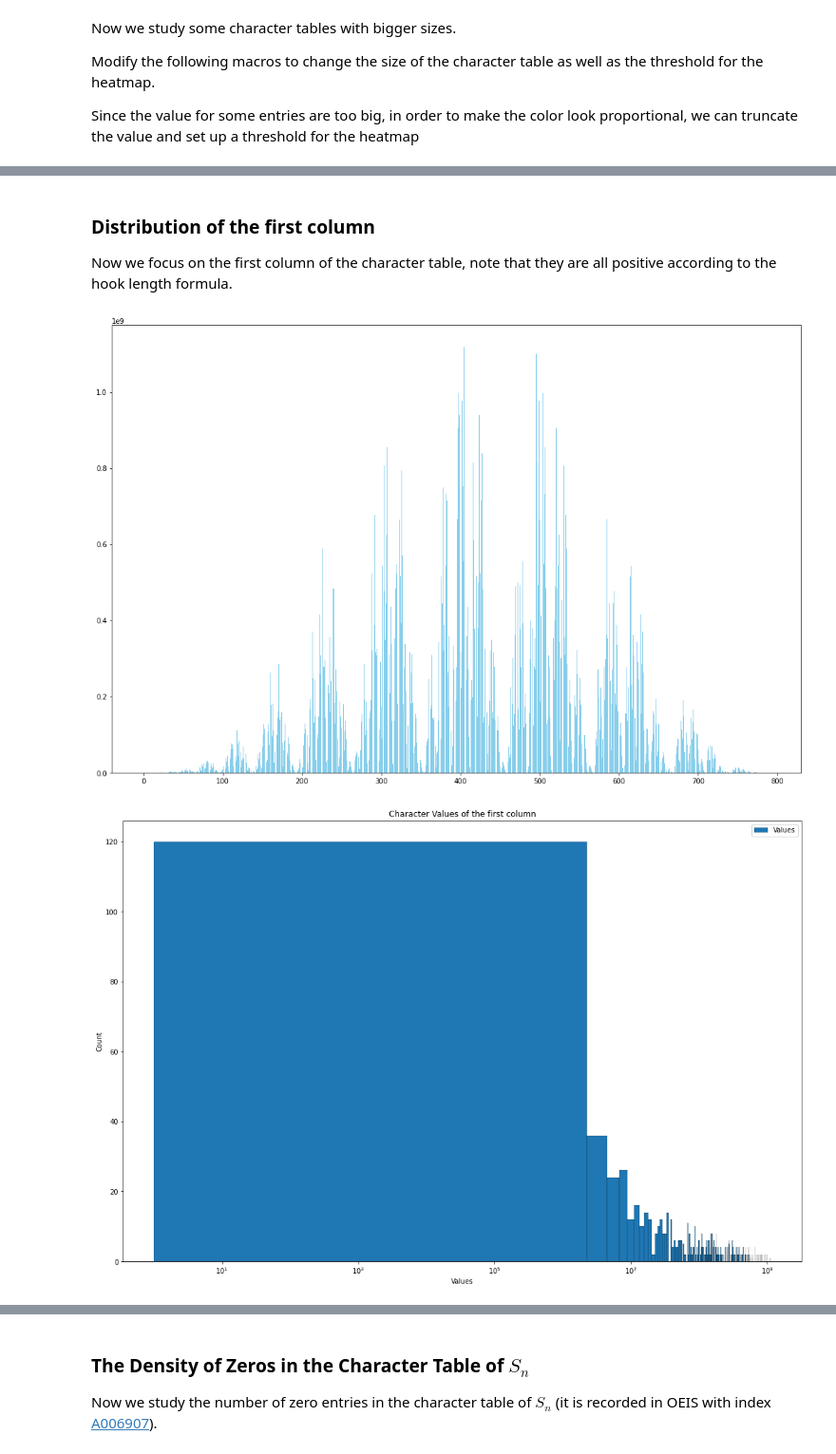
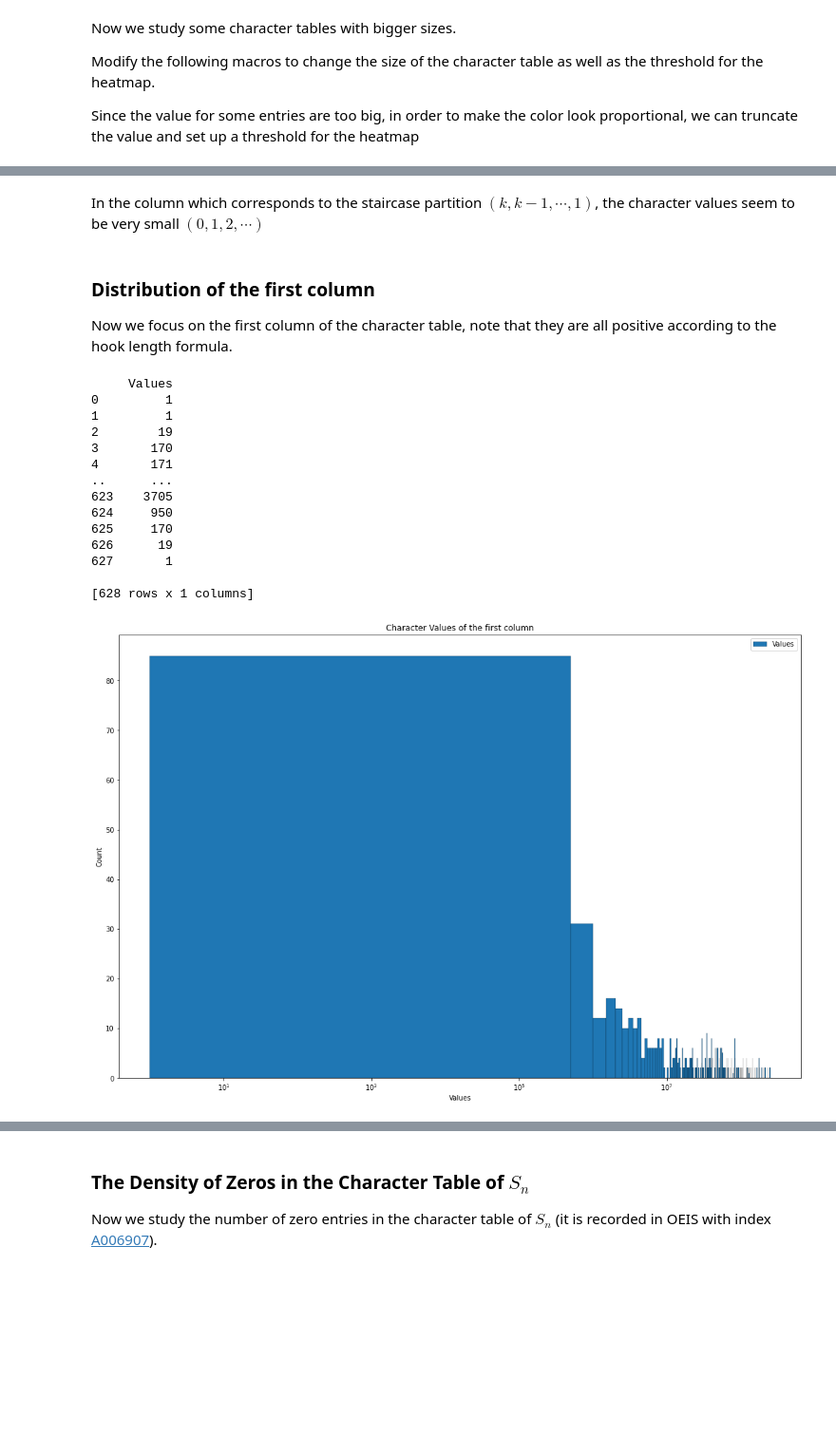
Before and after one commit to TonyZhang2004/Character_Table_of_Symmetric_Groups, a Jupyter notebook: char_table.ipynb, the cells around one changed output, grey strips where cells are left out. Shown at 95% size. Drawn from its saved outputs; the diff is of its cells as text; code cells hidden in the pictures; blank space fills up the shorter version.

```diff
--- a/char_table.ipynb
+++ b/char_table.ipynb
@@ -119,8 +112,8 @@ Modify the following macros to change the size of the character table as well as
 
 Since the value for some entries are too big, in order to make the color look proportional, we can truncate the value and set up a threshold for the heatmap
 # %%
-SIZE = 21 # char table size
-THRESHOLD = 500
+SIZE = 20 # char table size
+THRESHOLD = 10
  # the maximum is THRESHOLD, the minimum is -THRESHOLD
 # %%
 df = pd.read_csv("char_{}.csv".format(SIZE))
@@ -158,35 +160,46 @@ Length: 792, dtype: object
+# %% [markdown]
+In the column which corresponds to the staircase partition $(k, k-1, \cdots, 1)$, the character values seem to be very small $(0,1,2,\cdots)$
 # %% [markdown]
 ### Distribution of the first column
 
 Now we focus on the first column of the character table, note that they are all positive according to the hook length formula.
-# %%
-first_column = df.iloc[:,0]
-positions = range(len(first_column))
-values = first_column.values
-plt.subplots(figsize=(18, 12))
-plt.bar(positions, values, color='skyblue')
-plt.show()
-# %% [output]
-[figure, removed]
 # %%
-df = pd.DataFrame(values, columns=['Values'])
+first_column = df.iloc[:,1]
+positions = range(len(first_column))
+values = first_column.values
+df2 = pd.DataFrame(values, columns=['Values'])
+print(df2)
 # Plot histogram with custom labels
-ax = df.plot(kind='hist', edgecolor='black', bins=500, linewidth=0.2, logx=True, figsize=(18, 12))
+ax = df2.plot(kind='hist', edgecolor='black', bins=500, linewidth=0.2, logx=True, figsize=(18, 12))
 # Customize labels and title
 #plt.subplots(figsize=(36, 24))
 plt.xlabel('Values')
 plt.ylabel('Count')
 plt.title('Character Values of the first column')
 # Show the plot
 plt.show()
 
-ax = df.plot(kind='hist', edgecolor='black', bins=500, linewidth=0.2, figsize=(18, 12))
+ax = df2.plot(kind='hist', edgecolor='black', bins=500, linewidth=0.2, figsize=(18, 12))
 # Customize labels and title
 #plt.subplots(figsize=(36, 24))
 plt.xlabel('Values')
 plt.ylabel('Count')
 plt.title('Character Values of the first column')
 # Show the plot
 plt.show()
 # %% [output]
+     Values
+0         1
+1         1
+2        19
+3       170
+4       171
+..      ...
+623    3705
+624     950
+625     170
+626      19
+627       1
+
+[628 rows x 1 columns]
-[figure, old version]
+[figure, new version]
```
Also changed, not shown: parts of 3 cells of this notebook, 2 other files.
